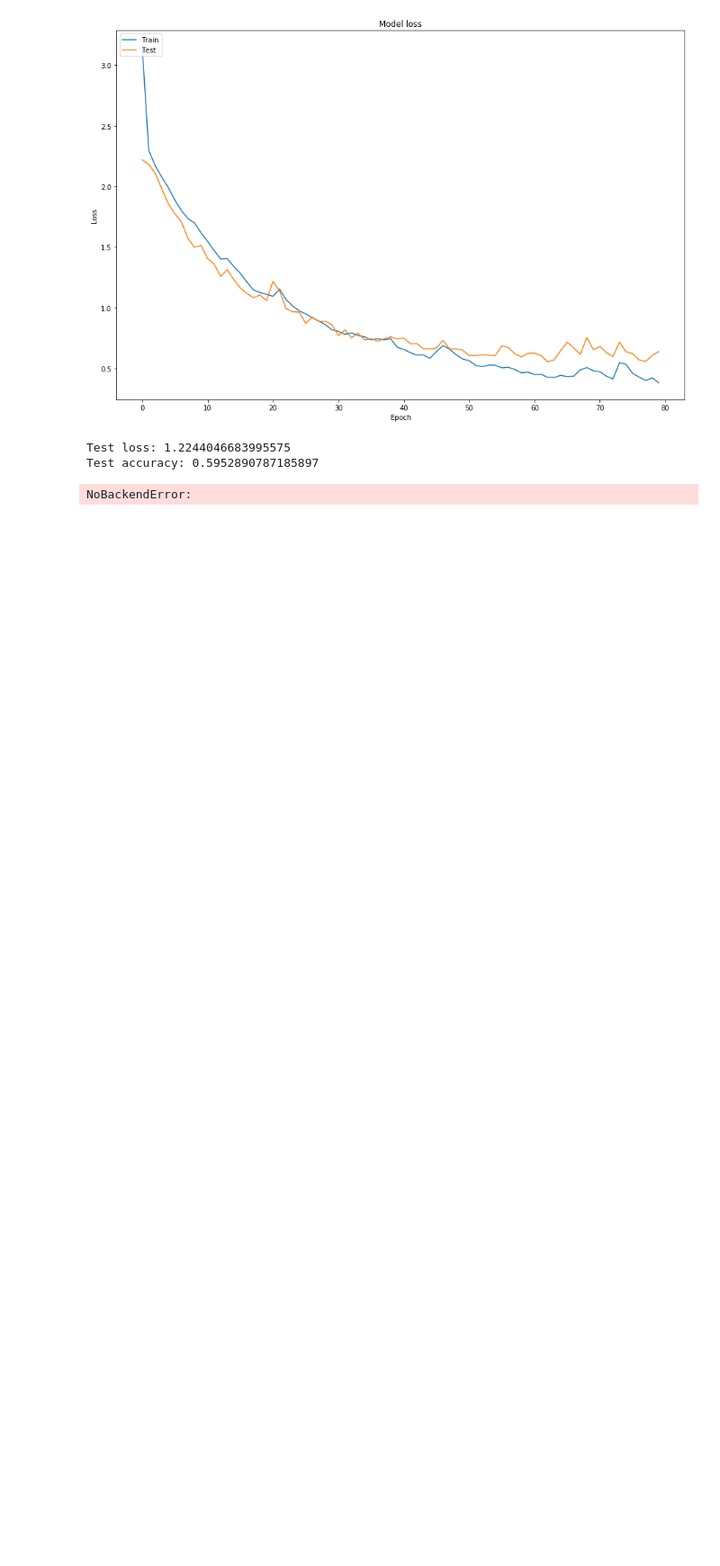
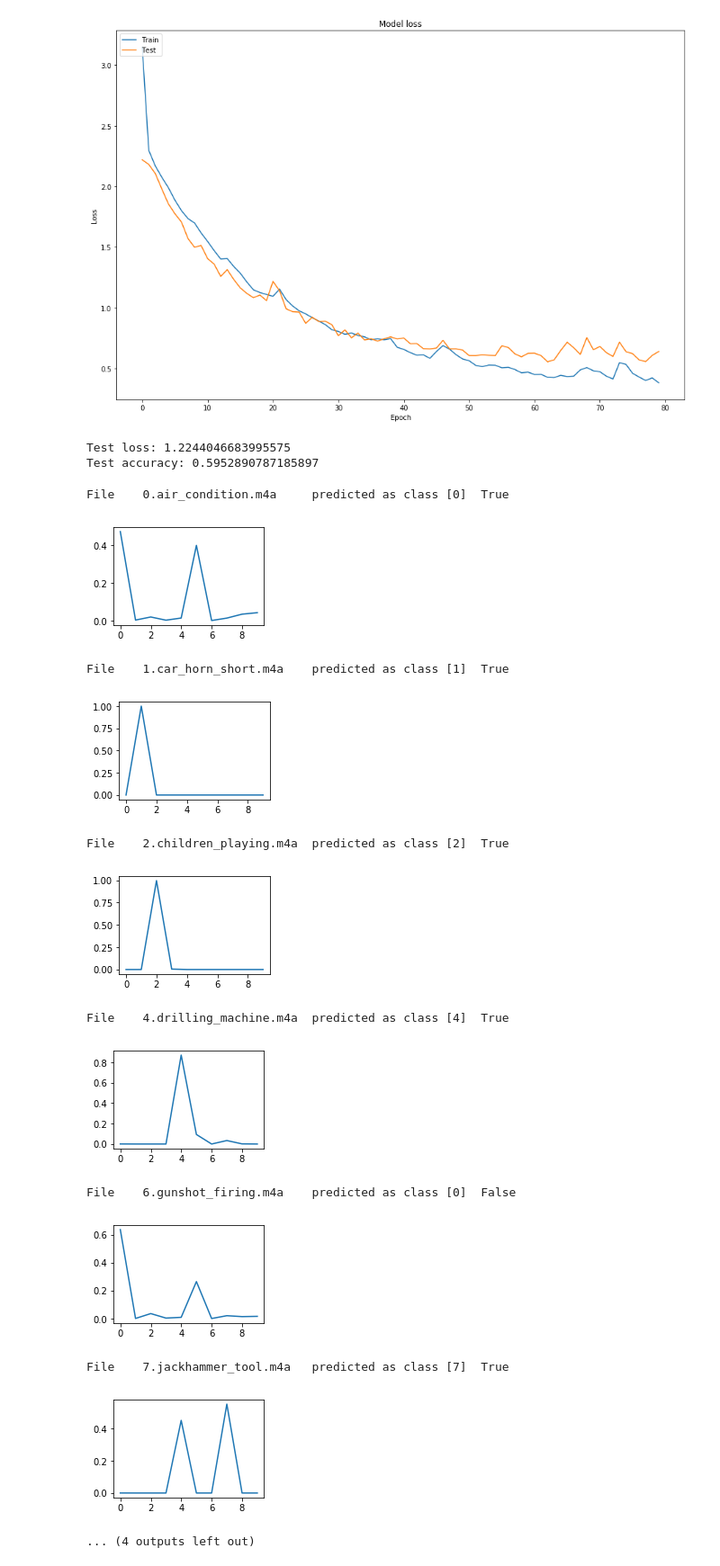
Before and after one commit to meflouu/AudioClassificationProject, a Jupyter notebook: AudioProject.ipynb, the cells around one changed output. Shown at 90% size. Saved outputs shown, nothing was run; the diff lists cells and outputs as text; code cells hidden in the pictures; blank space fills up the shorter version.

```diff
--- a/AudioProject.ipynb
+++ b/AudioProject.ipynb
@@ -238,18 +240,30 @@ best_model = load_model('best_model.hdf5')
 # %%
 path = 'data/myAudioFiles/'
 
 for audio_file in sorted (os.listdir(path)):
     y, sr = librosa.load(path + audio_file, duration=2.97)
     ps = librosa.feature.melspectrogram(y=y, sr=sr)
 
     k = np.array(ps) #seven
     y = k.reshape(1, 128, 128, 1)
     # predict
-    print('File \t{0} \tpredicted as class {1} \t{2}'.format(audio_file, model.predict_classes(y),
-          model.predict_classes(y)[0] == int(audio_file[0]))) # predict class
+    print('File \t{0} \tpredicted as class {1} \t{2}'.format(audio_file, best_model.predict_classes(y),
+          best_model.predict_classes(y)[0] == int(audio_file[0]))) # predict class
 
-#     plt.rcParams['figure.figsize'] = [3, 2]
-#     plt.plot(np.arange(10), model.predict(y).ravel())  # prediction likelihoods
-#     plt.show()
+    plt.rcParams['figure.figsize'] = [3, 2]
+    plt.plot(np.arange(10), best_model.predict(y).ravel())  # prediction likelihoods
+    plt.show()
 # %% [output]
-NoBackendError:
+File    0.air_condition.m4a     predicted as class [0]  True
+[figure, added]
+File    1.car_horn_short.m4a    predicted as class [1]  True
+[figure, added]
+File    2.children_playing.m4a  predicted as class [2]  True
+[figure, added]
+File    4.drilling_machine.m4a  predicted as class [4]  True
+[figure, added]
+File    6.gunshot_firing.m4a    predicted as class [0]  False
+[figure, added]
+File    7.jackhammer_tool.m4a   predicted as class [7]  True
+[figure, added]
+... (4 outputs left out)
```
Also changed, not shown: parts of 4 cells of this notebook, 2 other files.
